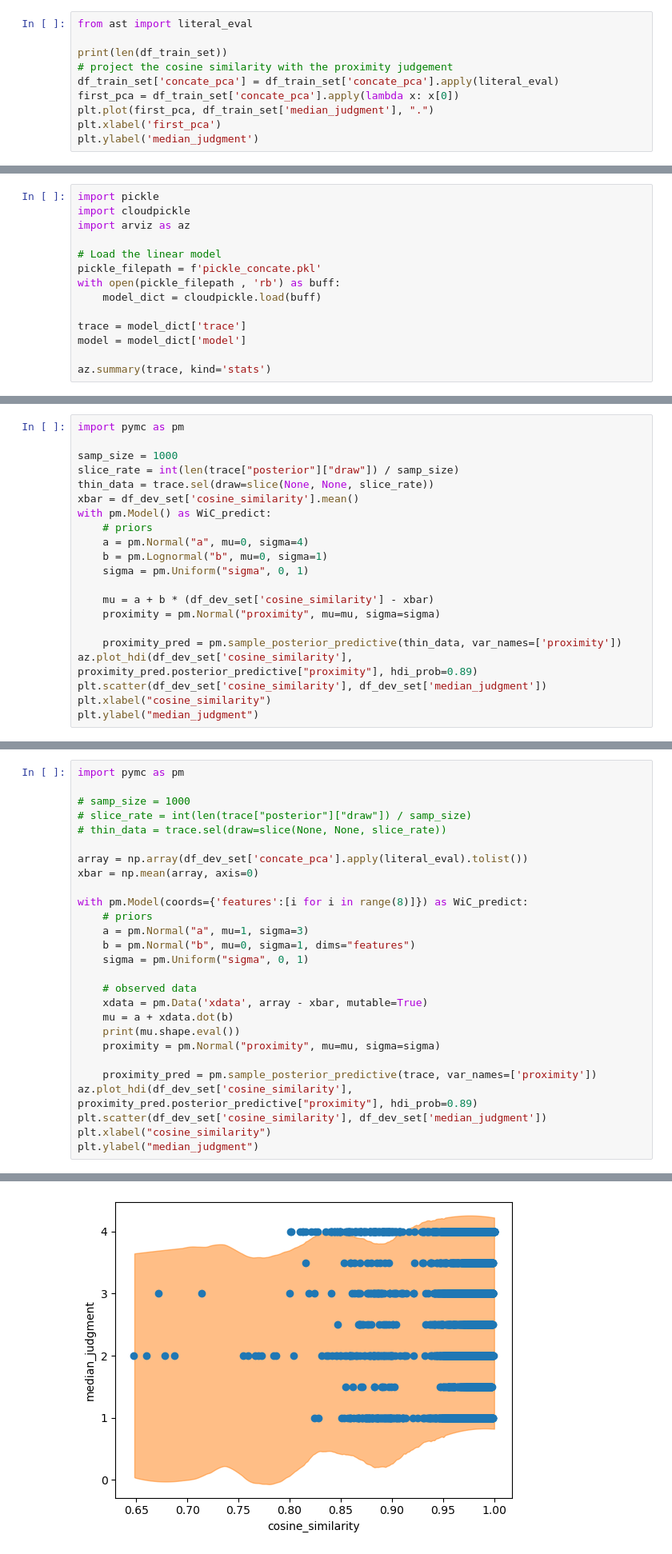
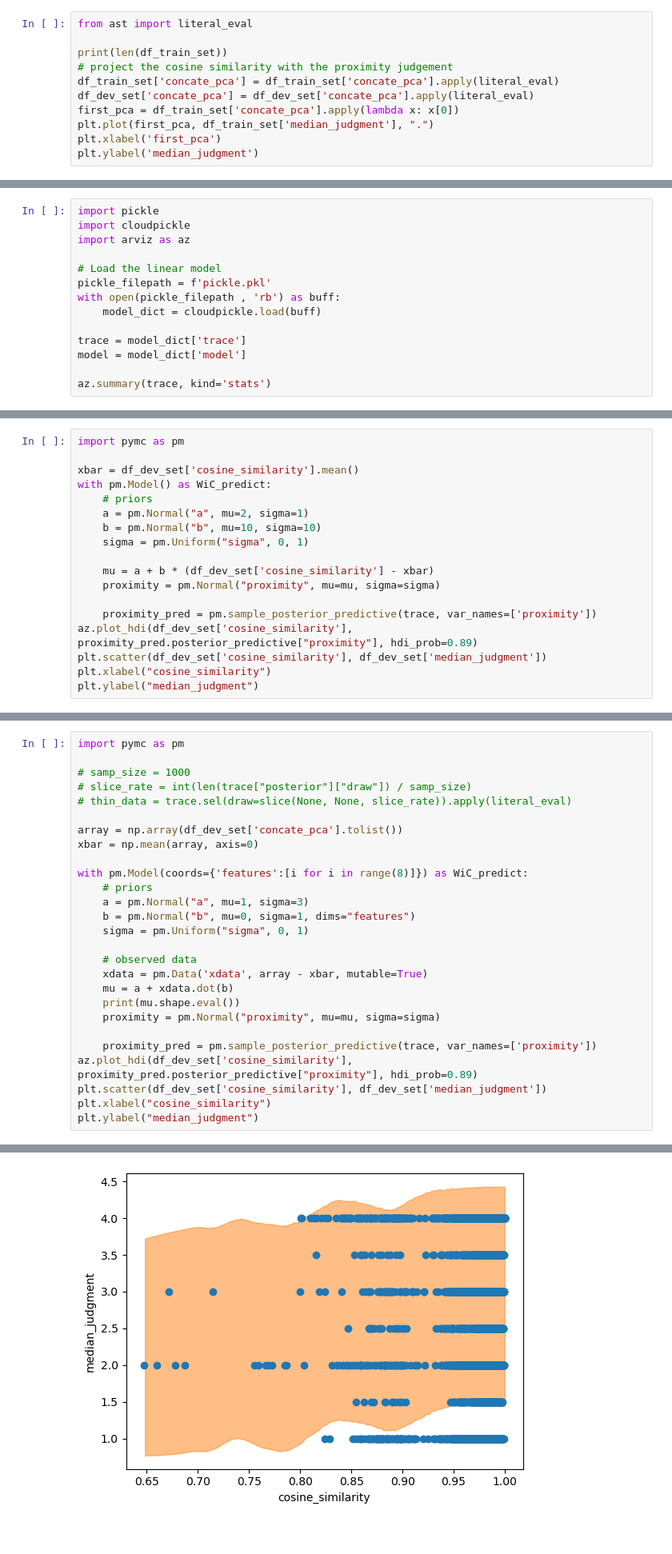
Before and after one commit to Le-Long/Bayesian-DisWiC, a Jupyter notebook: analyze.ipynb, the cells around one changed output, grey strips where cells are left out. Shown at 80% size. Saved outputs shown, nothing was run; the diff lists cells and outputs as text.

```diff
--- a/analyze.ipynb
+++ b/analyze.ipynb
@@ -32,6 +32,7 @@ from ast import literal_eval
 print(len(df_train_set))
 # project the cosine similarity with the proximity judgement
 df_train_set['concate_pca'] = df_train_set['concate_pca'].apply(literal_eval)
+df_dev_set['concate_pca'] = df_dev_set['concate_pca'].apply(literal_eval)
 first_pca = df_train_set['concate_pca'].apply(lambda x: x[0])
 plt.plot(first_pca, df_train_set['median_judgment'], ".")
 plt.xlabel('first_pca')
@@ -46,7 +47,7 @@ import cloudpickle
 import arviz as az
 
 # Load the linear model
-pickle_filepath = f'pickle_concate.pkl'
+pickle_filepath = f'pickle.pkl'
 with open(pickle_filepath , 'rb') as buff:
     model_dict = cloudpickle.load(buff)
 
@@ -102,20 +106,17 @@ Text(0, 0.5, 'median_judgment')
 # %%
 import pymc as pm
 
-samp_size = 1000
-slice_rate = int(len(trace["posterior"]["draw"]) / samp_size)
-thin_data = trace.sel(draw=slice(None, None, slice_rate))
 xbar = df_dev_set['cosine_similarity'].mean()
 with pm.Model() as WiC_predict:
     # priors
-    a = pm.Normal("a", mu=0, sigma=4)
-    b = pm.Lognormal("b", mu=0, sigma=1)
+    a = pm.Normal("a", mu=2, sigma=1)
+    b = pm.Normal("b", mu=10, sigma=10)
     sigma = pm.Uniform("sigma", 0, 1)
 
     mu = a + b * (df_dev_set['cosine_similarity'] - xbar)
     proximity = pm.Normal("proximity", mu=mu, sigma=sigma)
 
-    proximity_pred = pm.sample_posterior_predictive(thin_data, var_names=['proximity'])
+    proximity_pred = pm.sample_posterior_predictive(trace, var_names=['proximity'])
 az.plot_hdi(df_dev_set['cosine_similarity'], proximity_pred.posterior_predictive["proximity"], hdi_prob=0.89)
 plt.scatter(df_dev_set['cosine_similarity'], df_dev_set['median_judgment'])
 plt.xlabel("cosine_similarity")
@@ -125,32 +129,32 @@ ValueError: slice step cannot be zero
 # %%
 import pymc as pm
 
 # samp_size = 1000
 # slice_rate = int(len(trace["posterior"]["draw"]) / samp_size)
-# thin_data = trace.sel(draw=slice(None, None, slice_rate))
+# thin_data = trace.sel(draw=slice(None, None, slice_rate)).apply(literal_eval)
 
-array = np.array(df_dev_set['concate_pca'].apply(literal_eval).tolist())
+array = np.array(df_dev_set['concate_pca'].tolist())
 xbar = np.mean(array, axis=0)
 
 with pm.Model(coords={'features':[i for i in range(8)]}) as WiC_predict:
     # priors
     a = pm.Normal("a", mu=1, sigma=3)
     b = pm.Normal("b", mu=0, sigma=1, dims="features")
     sigma = pm.Uniform("sigma", 0, 1)
 
     # observed data
     xdata = pm.Data('xdata', array - xbar, mutable=True)
     mu = a + xdata.dot(b)
     print(mu.shape.eval())
     proximity = pm.Normal("proximity", mu=mu, sigma=sigma)
 
     proximity_pred = pm.sample_posterior_predictive(trace, var_names=['proximity'])
 az.plot_hdi(df_dev_set['cosine_similarity'], proximity_pred.posterior_predictive["proximity"], hdi_prob=0.89)
 plt.scatter(df_dev_set['cosine_similarity'], df_dev_set['median_judgment'])
 plt.xlabel("cosine_similarity")
 plt.ylabel("median_judgment")
 # %% [output]
 Sampling ... ━━━━━━━━━━━━━━━━━━━━━━━━━━━━━━━━━━━━━━━━ 100% 0:00:00 / 0:00:00
 [interactive output not drawn]
 Text(0, 0.5, 'median_judgment')
-[figure, old version]
+[figure, new version]
```
Also changed, not shown: parts of 3 cells of this notebook.
